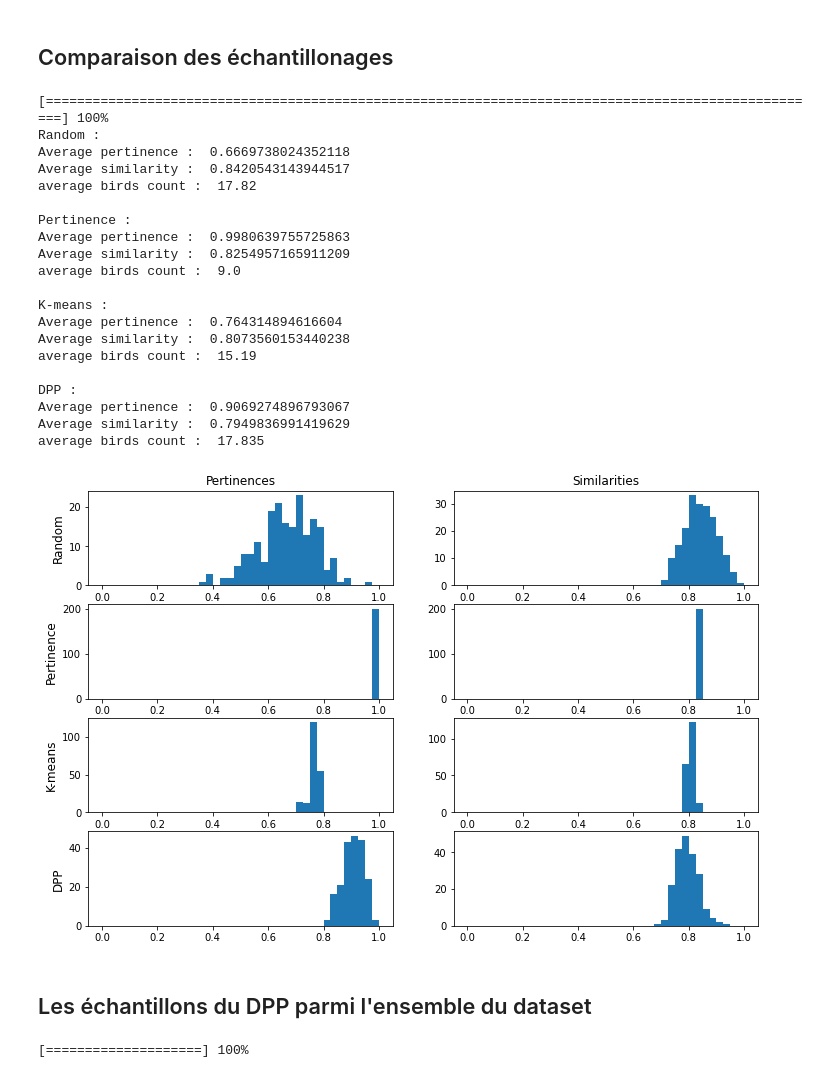
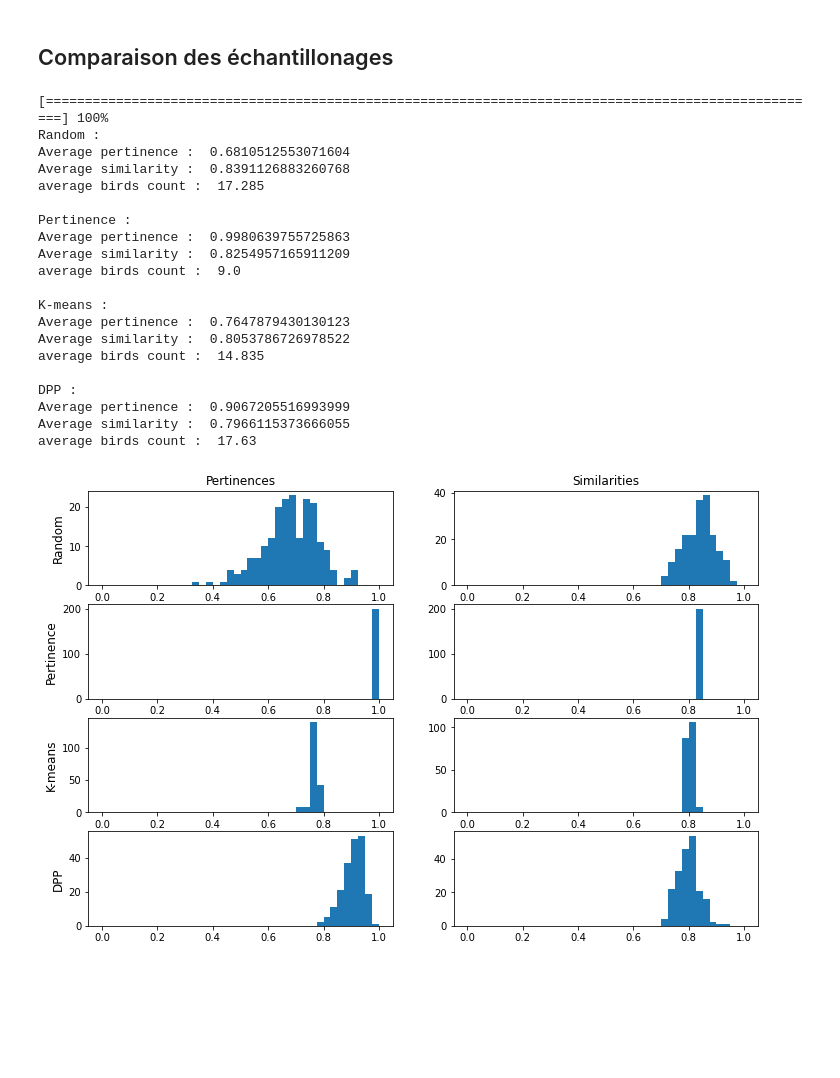
Before and after one commit to outidrarine/Detpop, a Jupyter notebook: TestEchantillonages.ipynb, the cells around one changed output. Drawn from its saved outputs; the diff is of its cells as text; code cells hidden in the pictures; blank space fills up the shorter version.

```diff
--- a/TestEchantillonages.ipynb
+++ b/TestEchantillonages.ipynb
@@ -106,29 +106,27 @@ Extraction of birds from those samples : 14
 # %%
 from affichageDonnees import compare_sampling
 from echantillonages import sampling_random, sampling_pertinence, sampling_kmeans, sampling_dpp
 
-compare_sampling([sampling_random, sampling_pertinence, sampling_kmeans, sampling_dpp], ["Random", "Pertinence", "K-means", "DPP"], 10, 200, persiste_samples = False)
+compare_sampling([sampling_random, sampling_pertinence, sampling_kmeans, sampling_dpp], ["Random", "Pertinence", "K-means", "DPP"], 10, 200, persist_samples = False)
 # %% [output]
 [====================================================================================================] 100%
 Random :
-Average pertinence :  0.6669738024352118
-Average similarity :  0.8420543143944517
-average birds count :  17.82
+Average pertinence :  0.6810512553071604
+Average similarity :  0.8391126883260768
+average birds count :  17.285
 
 Pertinence :
 Average pertinence :  0.9980639755725863
 Average similarity :  0.8254957165911209
 average birds count :  9.0
 
 K-means :
-Average pertinence :  0.764314894616604
-Average similarity :  0.8073560153440238
-average birds count :  15.19
+Average pertinence :  0.7647879430130123
+Average similarity :  0.8053786726978522
+average birds count :  14.835
 
 DPP :
-Average pertinence :  0.9069274896793067
-Average similarity :  0.7949836991419629
-average birds count :  17.835
+Average pertinence :  0.9067205516993999
+Average similarity :  0.7966115373666055
+average birds count :  17.63
-[figure, old version]
+[figure, new version]
-# %% [markdown]
-## Les échantillons du DPP parmi l'ensemble du dataset
@@ -139,12 +132,0 @@ from constructionPsi import compute_all_pertinence, getpsi, similarity_all
-# %%
-from time import sleep
-import sys
-
-for i in range(21):
-    sys.stdout.write('\r')
-    # the exact output you're looking for:
-    sys.stdout.write("[%-20s] %d%%" % ('='*i, 5*i))
-    sys.stdout.flush()
-    sleep(0.25)
-# %% [output]
-[====================] 100%
```
Also changed, not shown: parts of 5 cells of this notebook, 5 other files.
